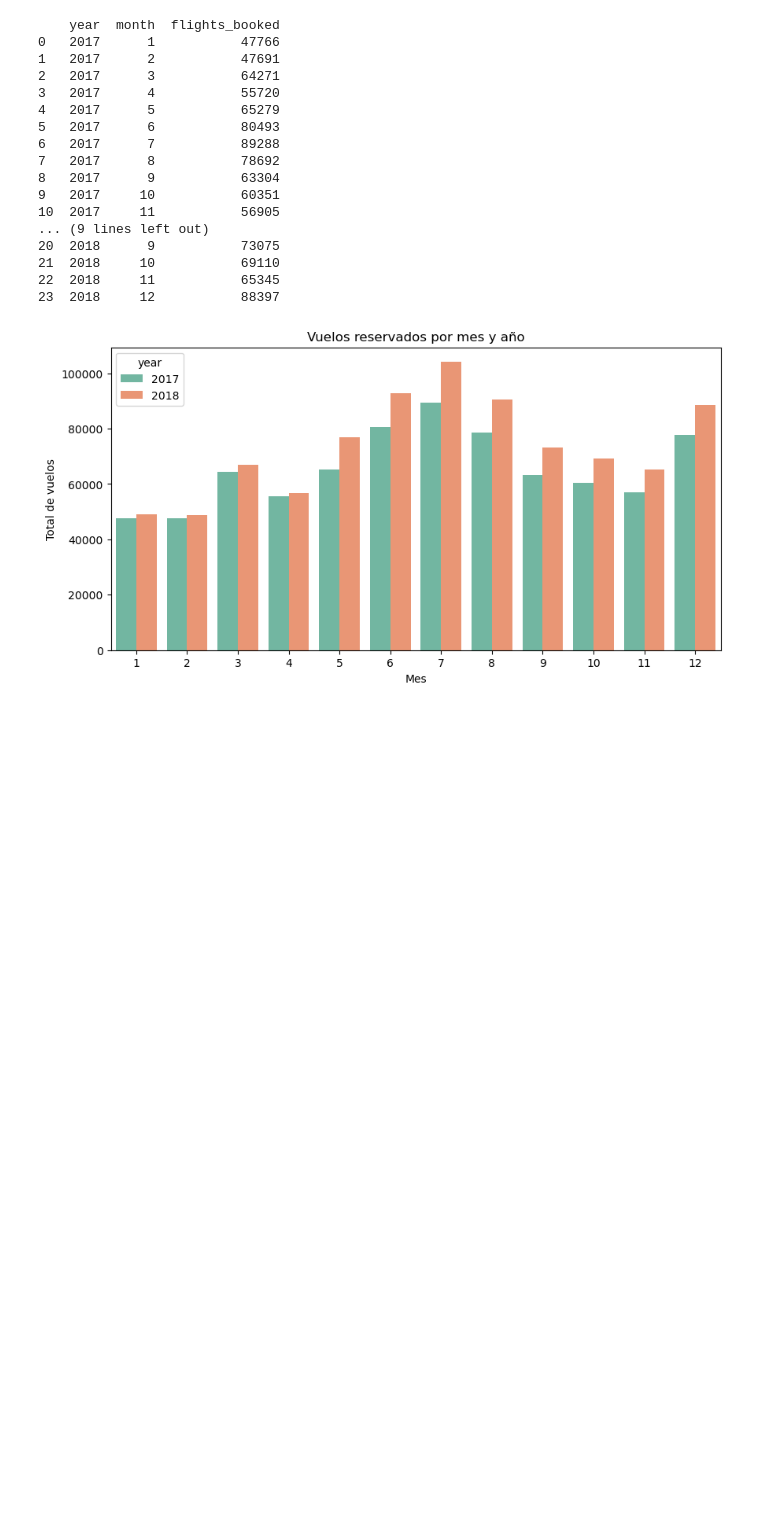
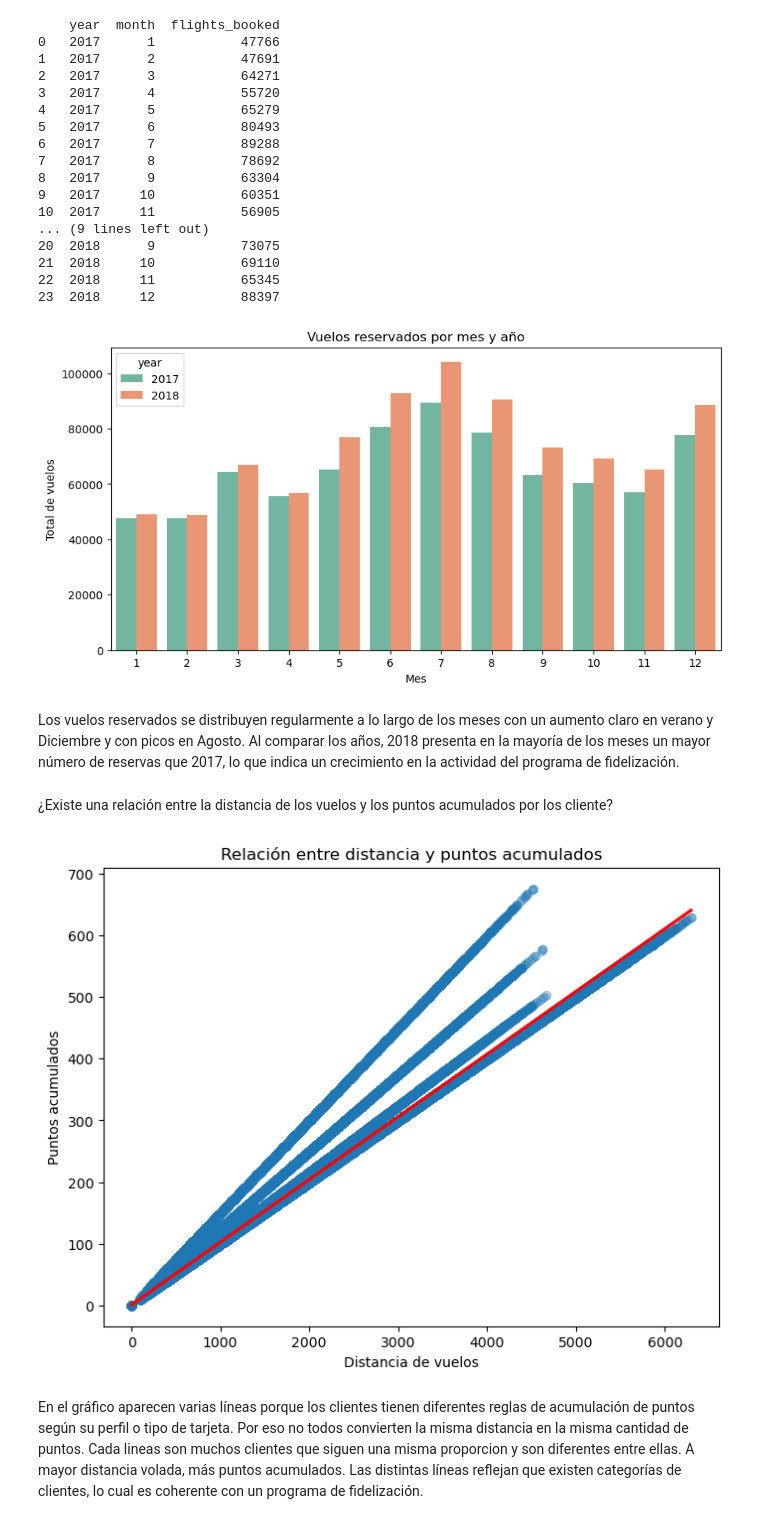
Before and after one commit to Adalab/bda-modulo-3-evaluacion-final-ela-art, a Jupyter notebook: Evaluacion3.ipynb, the cells around one changed output. Saved outputs shown, nothing was run; the diff lists cells and outputs as text; code cells hidden in the pictures; blank space fills up the shorter version.

Commit message:
Evaluacion3.ipynb  versión intermedia con visualizaciones e inferencia (no definitiva)

```diff
--- a/Evaluacion3.ipynb
+++ b/Evaluacion3.ipynb
@@ -868,3 +872,22 @@ plt.ylabel("Total de vuelos")
 plt.show()
 # %% [output]
 [figure]
+# %% [markdown]
+Los vuelos reservados se distribuyen regularmente a lo largo de los meses con un aumento claro en verano y Diciembre y con picos en Agosto. Al comparar los años, 2018 presenta en la mayoría de los meses un mayor número de reservas que 2017, lo que indica un crecimiento en la actividad del programa de fidelización.
+# %% [markdown]
+¿Existe una relación entre la distancia de los vuelos y los puntos acumulados por los cliente?
+# %%
+plt.figure(figsize=(8,6))
+sns.regplot(x="distance", y="points_accumulated",
+            data=df_master,
+            scatter_kws={"alpha":0.3},  # puntos transparentes
+            line_kws={"color":"red"})   # línea de tendencia en rojo
+plt.title("Relación entre distancia y puntos acumulados")
+plt.xlabel("Distancia de vuelos")
+plt.ylabel("Puntos acumulados")
+plt.show()
+# %% [output]
+[figure, added]
+# %% [markdown]
+En el gráfico aparecen varias líneas porque los clientes tienen diferentes reglas de acumulación de puntos según su perfil o tipo de tarjeta. Por eso no todos convierten la misma distancia en la misma cantidad de puntos. Cada lineas son muchos clientes que siguen una misma proporcion y son diferentes entre ellas.
+A mayor distancia volada, más puntos acumulados. Las distintas líneas reflejan que existen categorías de clientes, lo cual es coherente con un programa de fidelización.
```
Also changed, not shown: parts of 26 cells of this notebook.
